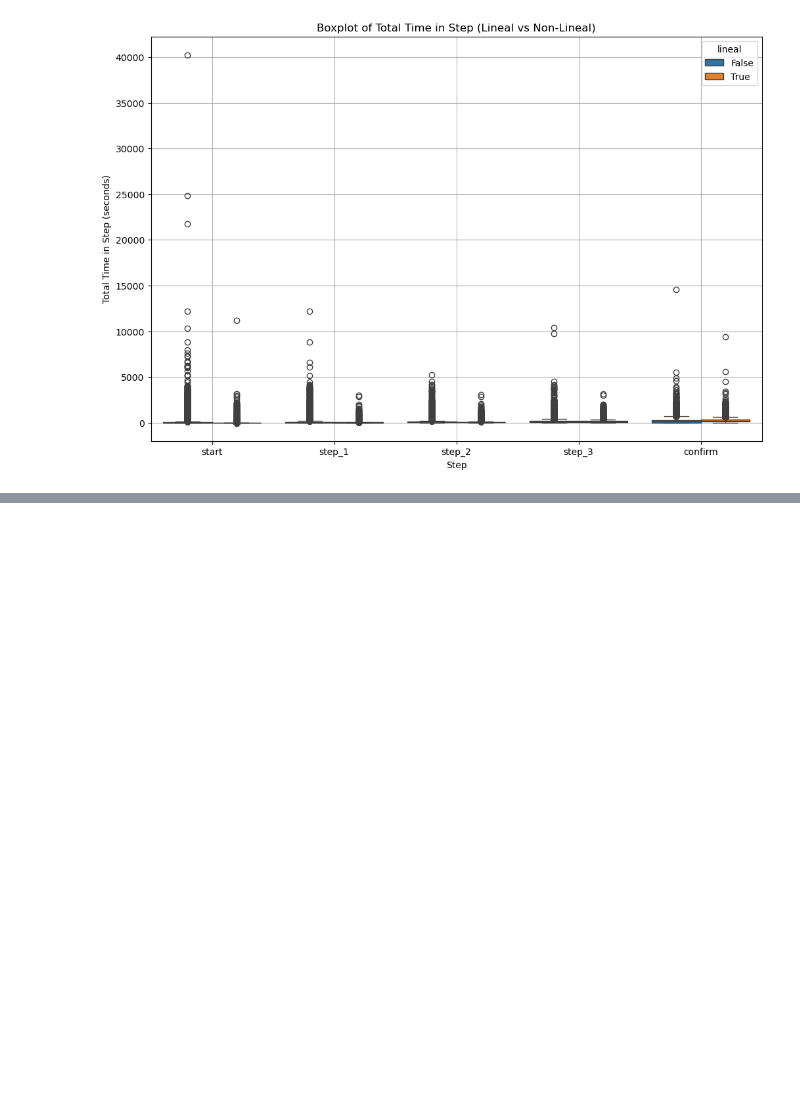
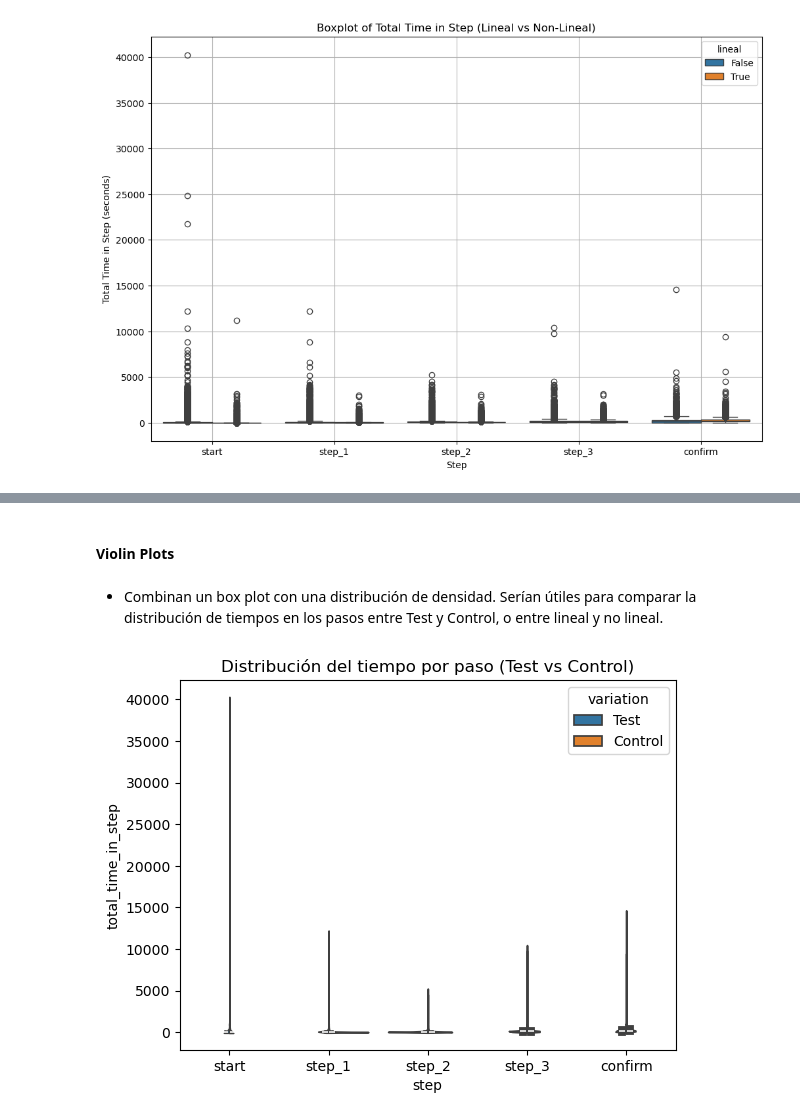
Before and after one commit to adrianlardies/vanguard-ab-test, a Jupyter notebook: main.ipynb, the cells around one changed output, grey strips where cells are left out. Cells and saved outputs as stored; diff of their text form; code cells hidden in the pictures; blank space fills up the shorter version.

```diff
--- a/main.ipynb
+++ b/main.ipynb
@@ -1382,0 +1456,11 @@ plt.show()
+# %% [markdown]
+#### Violin Plots
+# %% [markdown]
+- Combinan un box plot con una distribución de densidad. Serían útiles para comparar la distribución de tiempos en los pasos entre Test y Control, o entre lineal y no lineal.
+# %%
+# Violin plot para comparar el tiempo en cada paso entre Test y Control
+sns.violinplot(x='step', y='total_time_in_step', hue='variation', data=df_pt, split=True)
+plt.title('Distribución del tiempo por paso (Test vs Control)')
+plt.show()
+# %% [output]
+[figure, added]
```
Also changed, not shown: parts of 52 cells of this notebook.
